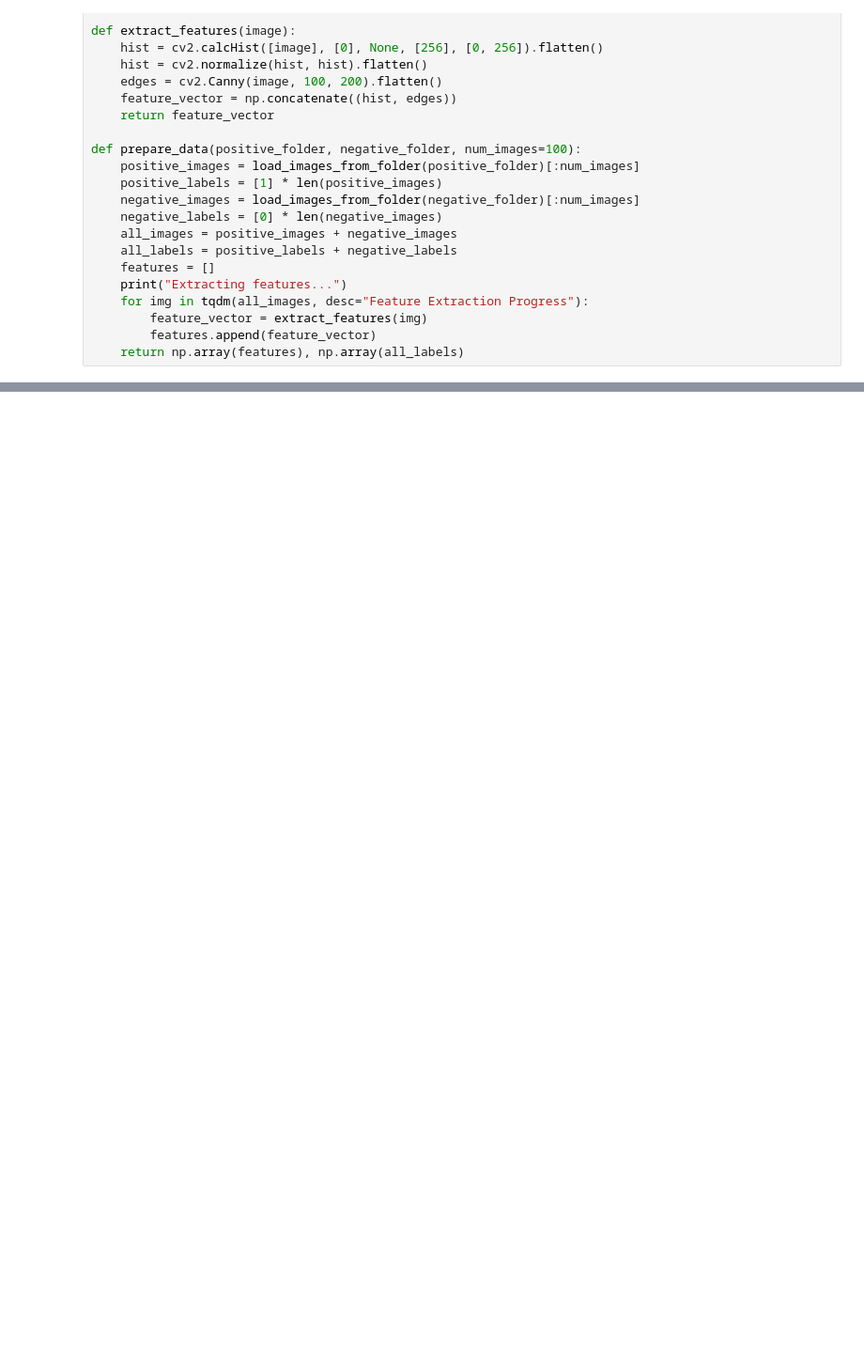
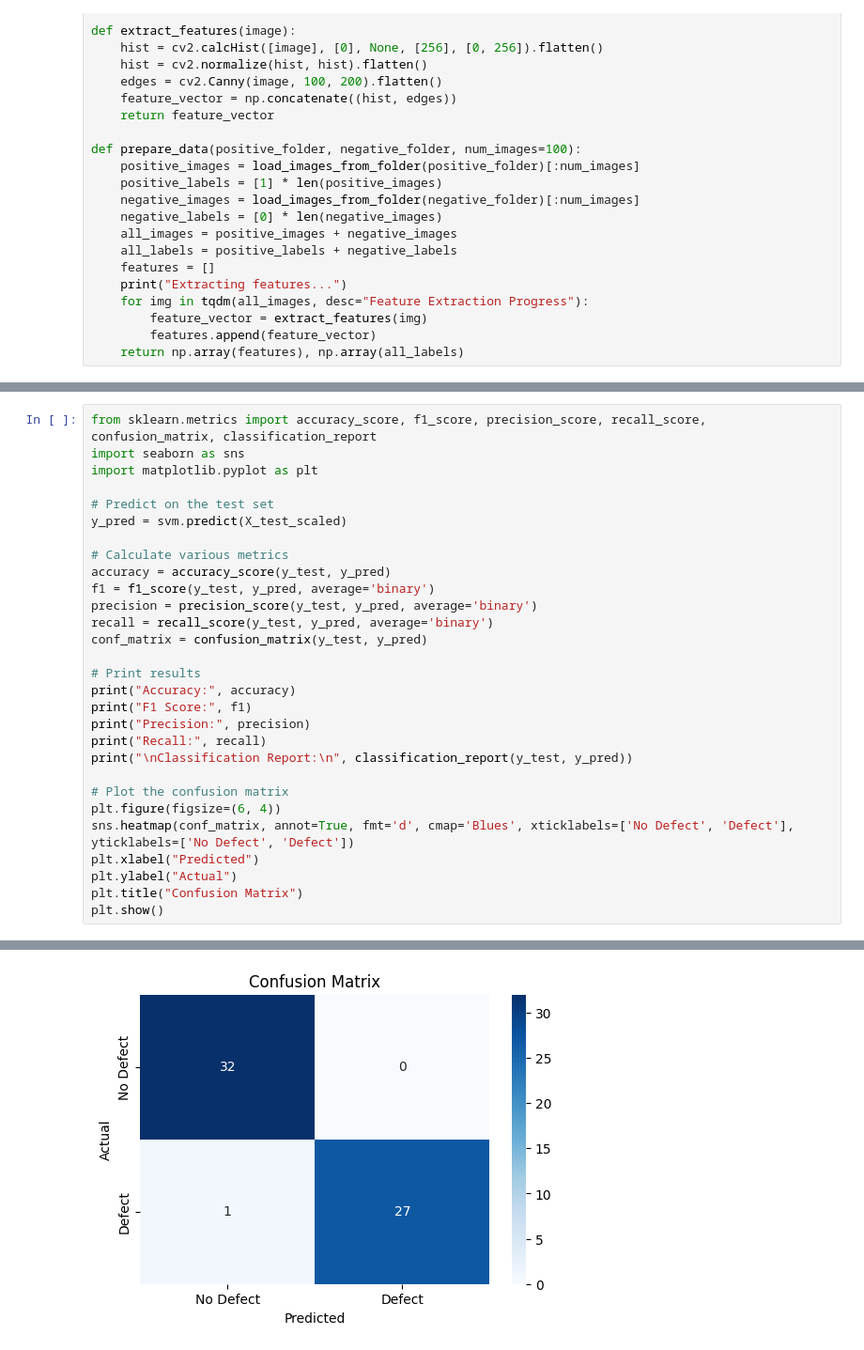
Before and after one commit to arrinu/defectseg, a Jupyter notebook: main.ipynb, the cells around one changed output, grey strips where cells are left out. Shown: that part at 94% size. Cells and saved outputs as stored; diff of their text form; blank space fills up the shorter version.

```diff
--- a/main.ipynb
+++ b/main.ipynb
@@ -80,0 +82,30 @@ Accuracy: 0.9333333333333333
+# %%
+from sklearn.metrics import accuracy_score, f1_score, precision_score, recall_score, confusion_matrix, classification_report
+import seaborn as sns
+import matplotlib.pyplot as plt
+
+# Predict on the test set
+y_pred = svm.predict(X_test_scaled)
+
+# Calculate various metrics
+accuracy = accuracy_score(y_test, y_pred)
+f1 = f1_score(y_test, y_pred, average='binary')
+precision = precision_score(y_test, y_pred, average='binary')
+recall = recall_score(y_test, y_pred, average='binary')
+conf_matrix = confusion_matrix(y_test, y_pred)
+
+# Print results
+print("Accuracy:", accuracy)
+print("F1 Score:", f1)
+print("Precision:", precision)
+print("Recall:", recall)
+print("\nClassification Report:\n", classification_report(y_test, y_pred))
+
+# Plot the confusion matrix
+plt.figure(figsize=(6, 4))
+sns.heatmap(conf_matrix, annot=True, fmt='d', cmap='Blues', xticklabels=['No Defect', 'Defect'], yticklabels=['No Defect', 'Defect'])
+plt.xlabel("Predicted")
+plt.ylabel("Actual")
+plt.title("Confusion Matrix")
+plt.show()
+# %% [output]
@@ -81,3 +126,4 @@ Accuracy: 0.9333333333333333
+[figure, added]
 # %%
 
 def plot_images_side_by_side(rand1, rand2, svm_model, scaler):
```
Also changed, not shown: parts of 5 cells of this notebook.
